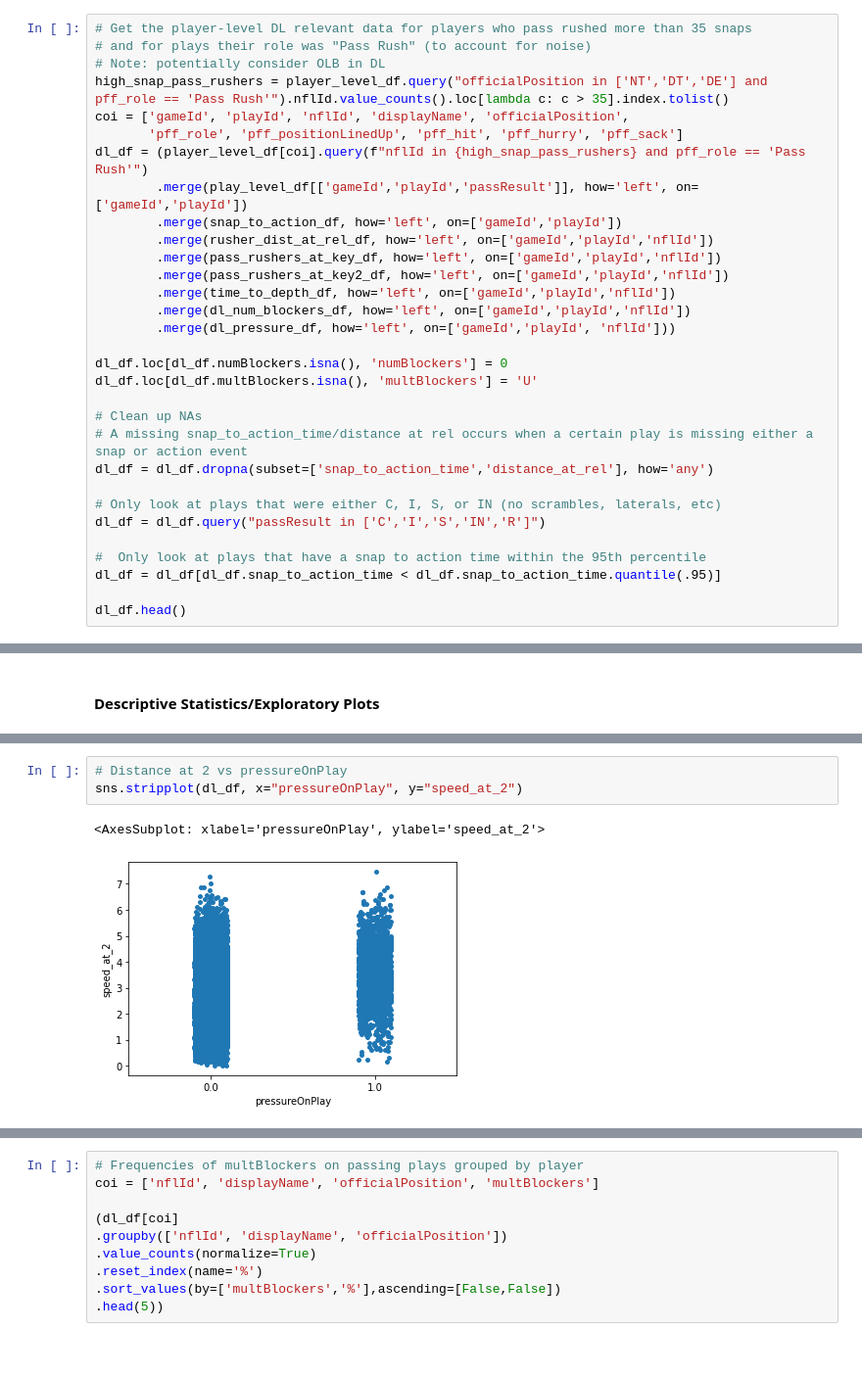
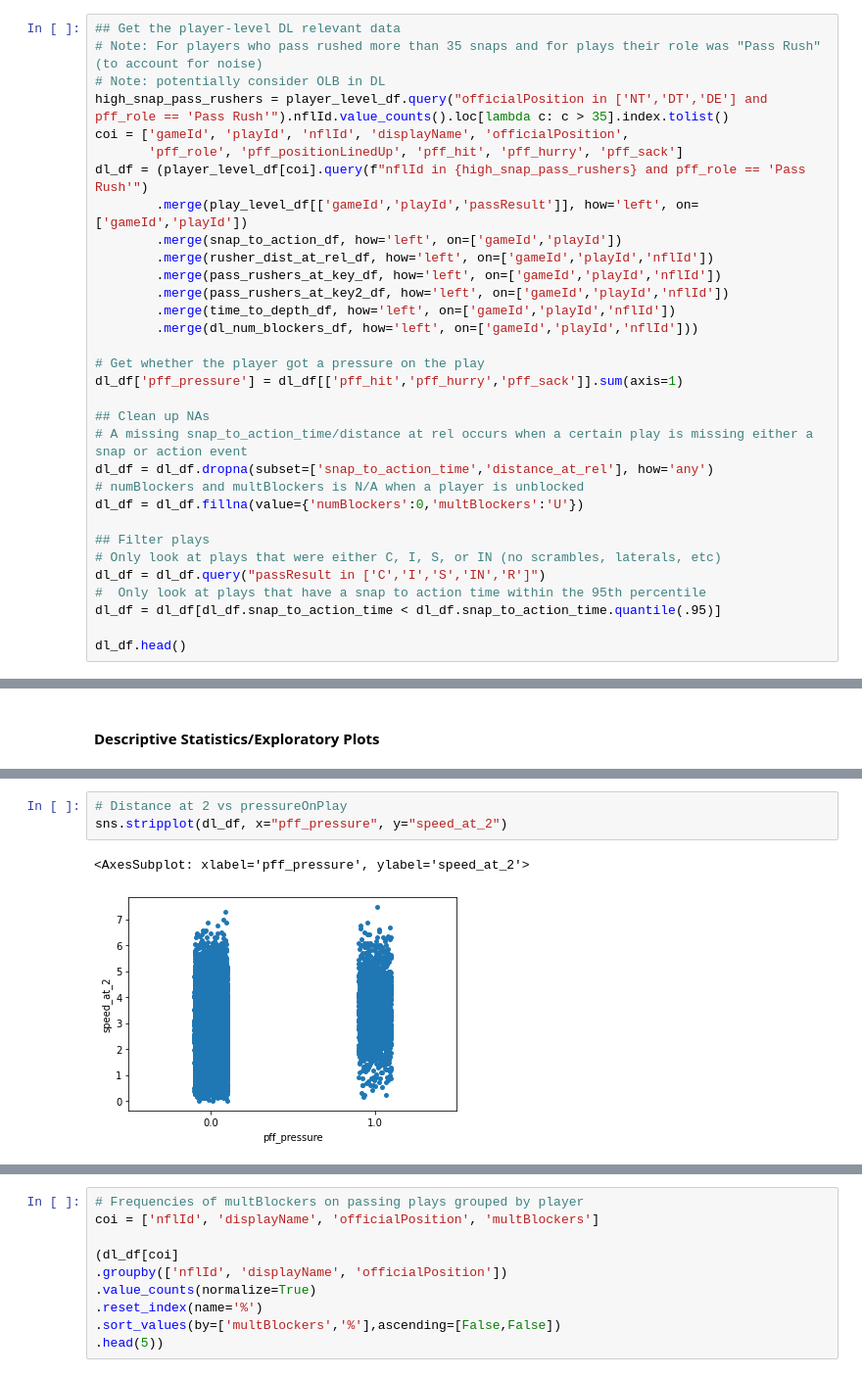
Before and after one commit to SolB77/2023-NFL-Big-Data-Bowl, a Jupyter notebook: Code/eda.ipynb, the cells around one changed output, grey strips where cells are left out. Shown at 98% size. Drawn from its saved outputs; the diff is of its cells as text; blank space fills up the shorter version.

```diff
--- a/Code/eda.ipynb
+++ b/Code/eda.ipynb
@@ -487,8 +487,8 @@ plt.show()
 # %% [markdown]
 ### **Individual**
 # %%
-# Get the player-level DL relevant data for players who pass rushed more than 35 snaps
-# and for plays their role was "Pass Rush" (to account for noise)
+## Get the player-level DL relevant data
+# Note: For players who pass rushed more than 35 snaps and for plays their role was "Pass Rush" (to account for noise)
 # Note: potentially consider OLB in DL
 high_snap_pass_rushers = player_level_df.query("officialPosition in ['NT','DT','DE'] and pff_role == 'Pass Rush'").nflId.value_counts().loc[lambda c: c > 35].index.tolist()
 coi = ['gameId', 'playId', 'nflId', 'displayName', 'officialPosition',
@@ -500,19 +500,20 @@ dl_df = (player_level_df[coi].query(f"nflId in {high_snap_pass_rushers} and pff_
         .merge(pass_rushers_at_key_df, how='left', on=['gameId','playId','nflId'])
         .merge(pass_rushers_at_key2_df, how='left', on=['gameId','playId','nflId'])
         .merge(time_to_depth_df, how='left', on=['gameId','playId','nflId'])
-        .merge(dl_num_blockers_df, how='left', on=['gameId','playId','nflId'])
-        .merge(dl_pressure_df, how='left', on=['gameId','playId', 'nflId']))
+        .merge(dl_num_blockers_df, how='left', on=['gameId','playId','nflId']))
 
-dl_df.loc[dl_df.numBlockers.isna(), 'numBlockers'] = 0
-dl_df.loc[dl_df.multBlockers.isna(), 'multBlockers'] = 'U'
+# Get whether the player got a pressure on the play
+dl_df['pff_pressure'] = dl_df[['pff_hit','pff_hurry','pff_sack']].sum(axis=1)
 
-# Clean up NAs
+## Clean up NAs
 # A missing snap_to_action_time/distance at rel occurs when a certain play is missing either a snap or action event
 dl_df = dl_df.dropna(subset=['snap_to_action_time','distance_at_rel'], how='any')
+# numBlockers and multBlockers is N/A when a player is unblocked
+dl_df = dl_df.fillna(value={'numBlockers':0,'multBlockers':'U'})
 
+## Filter plays
 # Only look at plays that were either C, I, S, or IN (no scrambles, laterals, etc)
 dl_df = dl_df.query("passResult in ['C','I','S','IN','R']")
-
 #  Only look at plays that have a snap to action time within the 95th percentile
 dl_df = dl_df[dl_df.snap_to_action_time < dl_df.snap_to_action_time.quantile(.95)]
 
@@ -591,7 +592,7 @@ sns.stripplot(dl_df, x="pressureOnPlay", y="speed_at_1.5")
 # %%
 # Distance at 2 vs pressureOnPlay
-sns.stripplot(dl_df, x="pressureOnPlay", y="speed_at_2")
+sns.stripplot(dl_df, x="pff_pressure", y="speed_at_2")
 # %% [output]
-<AxesSubplot: xlabel='pressureOnPlay', ylabel='speed_at_2'>
+<AxesSubplot: xlabel='pff_pressure', ylabel='speed_at_2'>
-[figure, old version]
+[figure, new version]
 # %% [markdown]
```
Also changed, not shown: parts of 18 cells of this notebook.
